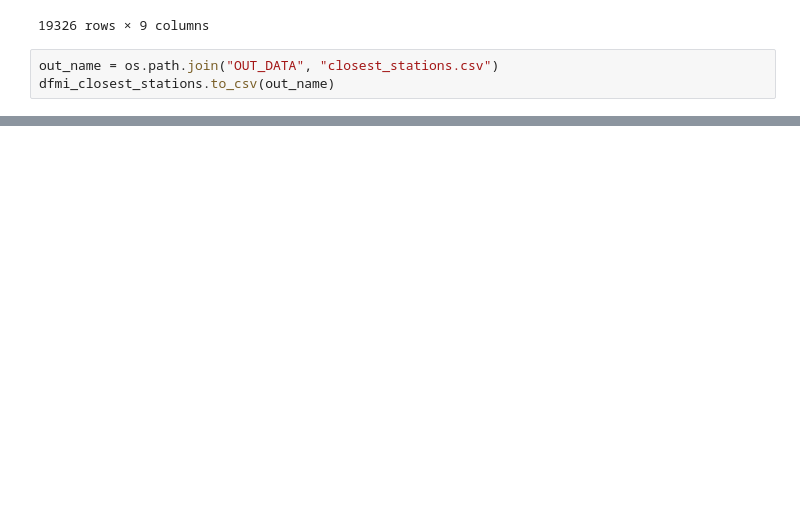
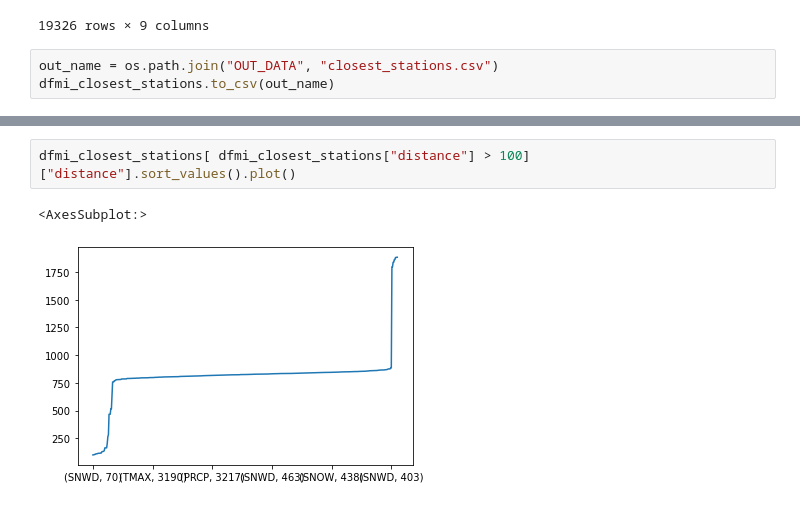
Before and after one commit to severine-baudry/capstone_data_engineer, a Jupyter notebook: US_weather_explore_measurements.ipynb, the cells around one changed output, grey strips where cells are left out. Saved outputs shown, nothing was run; the diff lists cells and outputs as text; blank space fills up the shorter version.

```diff
--- a/US_weather_explore_measurements.ipynb
+++ b/US_weather_explore_measurements.ipynb
@@ -309,0 +336,5 @@ toto
+# %%
+dfmi_closest_stations[ dfmi_closest_stations["distance"] > 100]["distance"].sort_values().plot()
+# %% [output]
+<AxesSubplot:>
+[figure, added]
```
Also changed, not shown: parts of 24 cells of this notebook.
